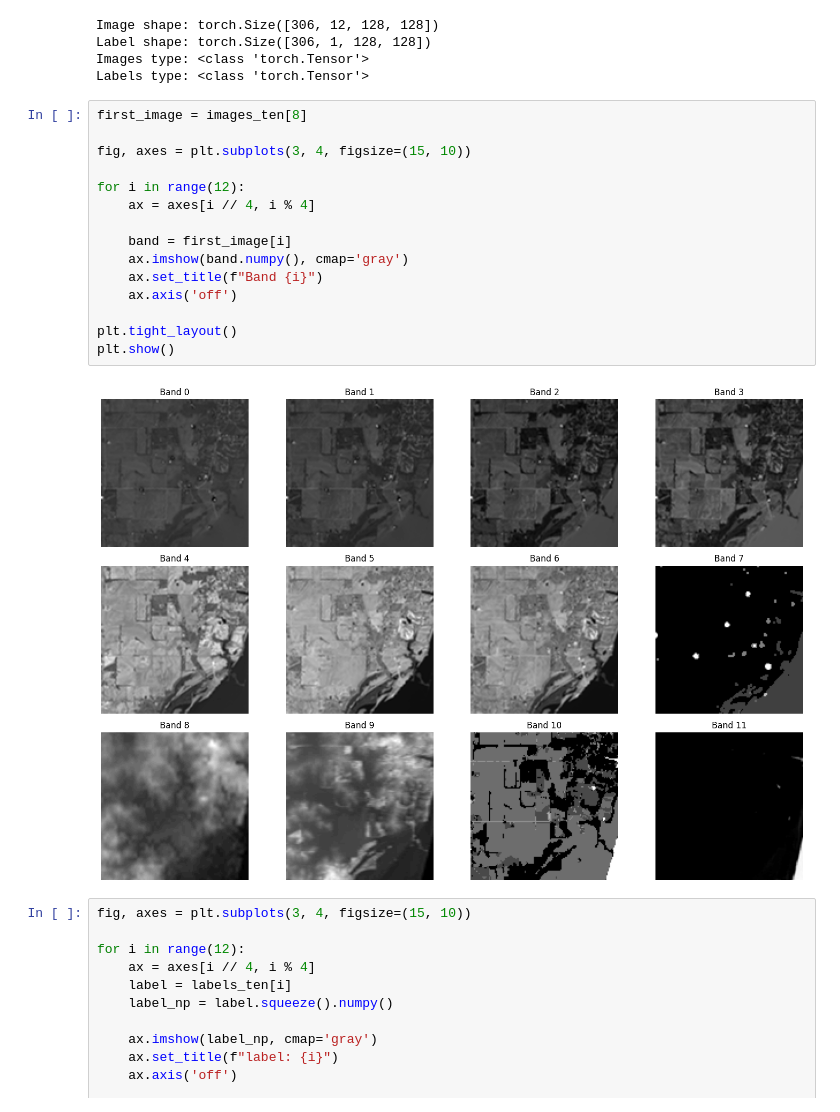
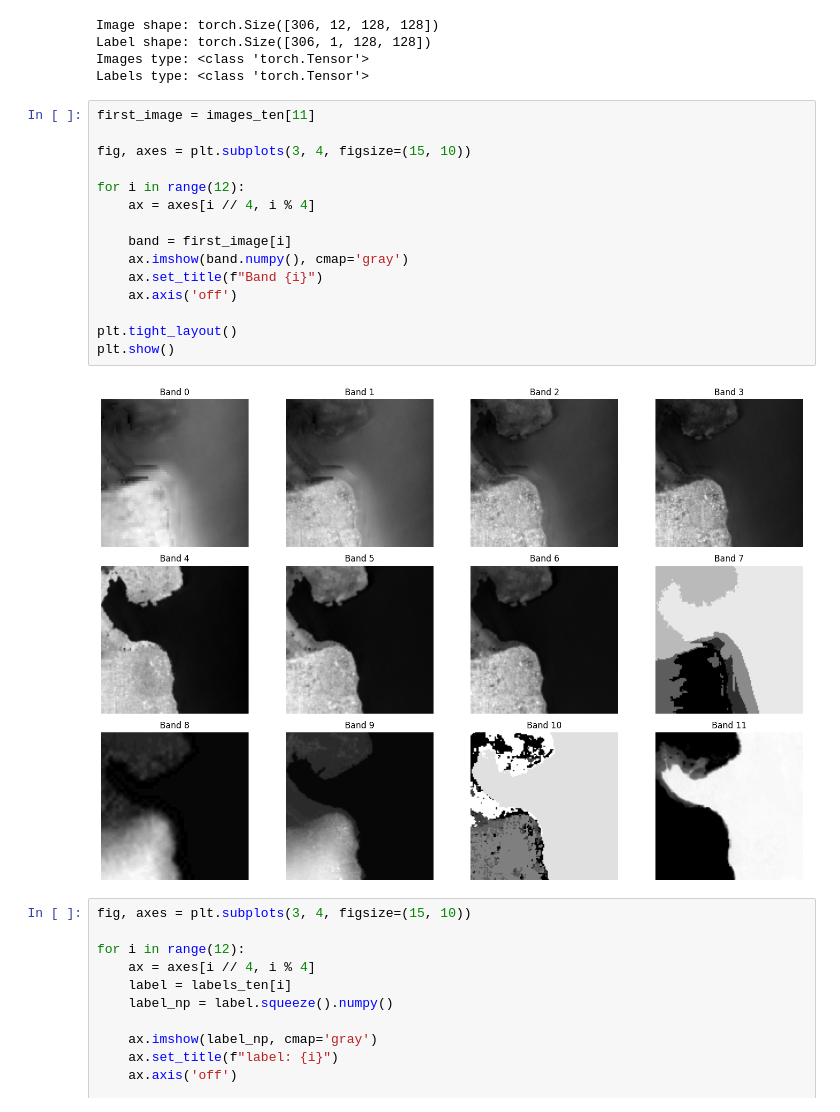
Before and after one commit to meissa20/Water_Segmentation, a Jupyter notebook: water_segmentation.ipynb, the cells around one changed output. Saved outputs shown, nothing was run; the diff lists cells and outputs as text.

```diff
--- a/water_segmentation.ipynb
+++ b/water_segmentation.ipynb
@@ -52,22 +77,22 @@ Label shape: torch.Size([306, 1, 128, 128])
 Images type: <class 'torch.Tensor'>
 Labels type: <class 'torch.Tensor'>
 # %%
-first_image = images_ten[8]
+first_image = images_ten[11]
 
 fig, axes = plt.subplots(3, 4, figsize=(15, 10))
 
 for i in range(12):
     ax = axes[i // 4, i % 4]
 
     band = first_image[i]
     ax.imshow(band.numpy(), cmap='gray')
     ax.set_title(f"Band {i}")
     ax.axis('off')
 
 plt.tight_layout()
 plt.show()
 # %% [output]
-[figure, old version]
+[figure, new version]
 # %%
 fig, axes = plt.subplots(3, 4, figsize=(15, 10))
 
```
Also changed, not shown: parts of 22 cells of this notebook.
